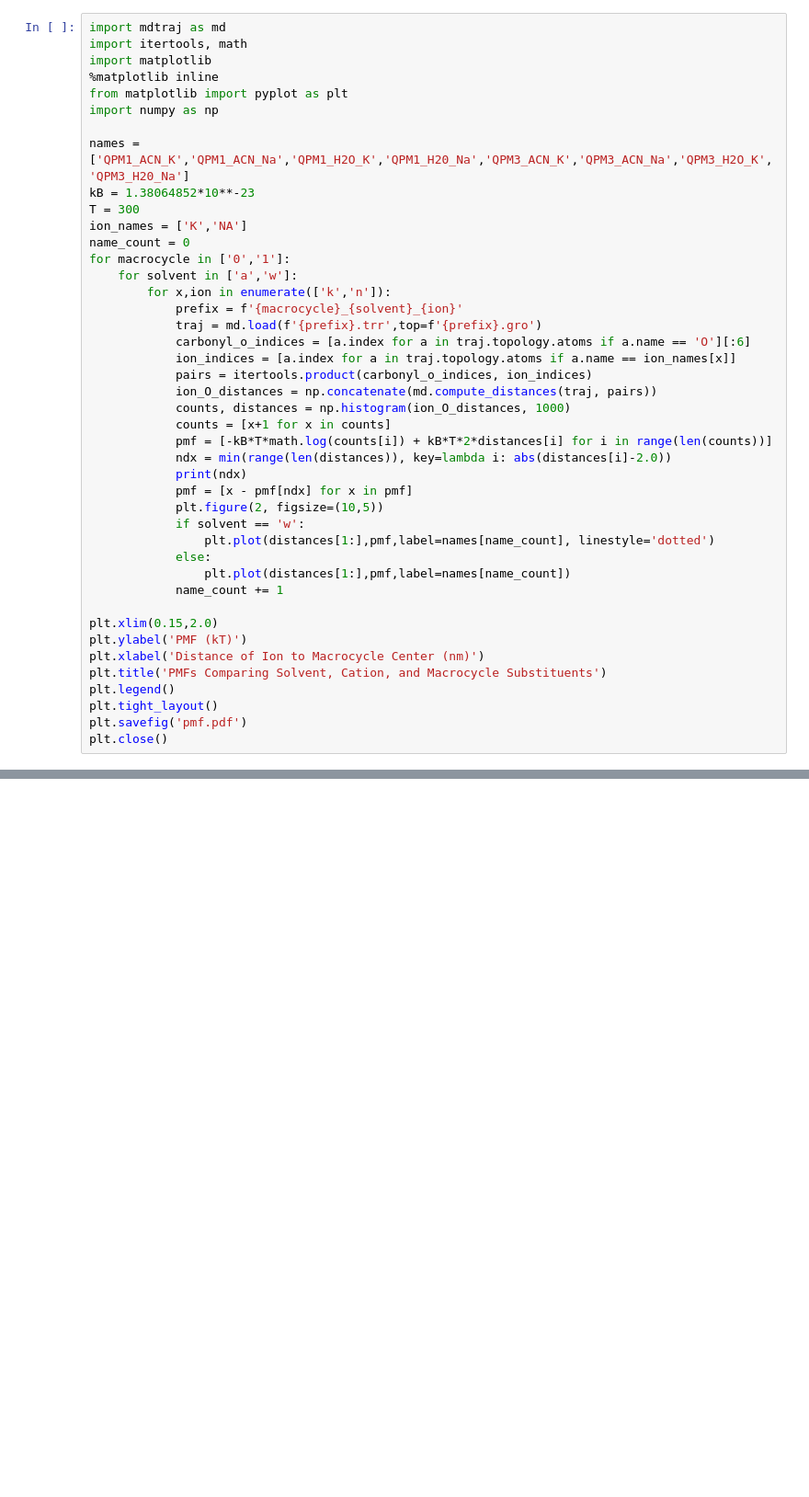
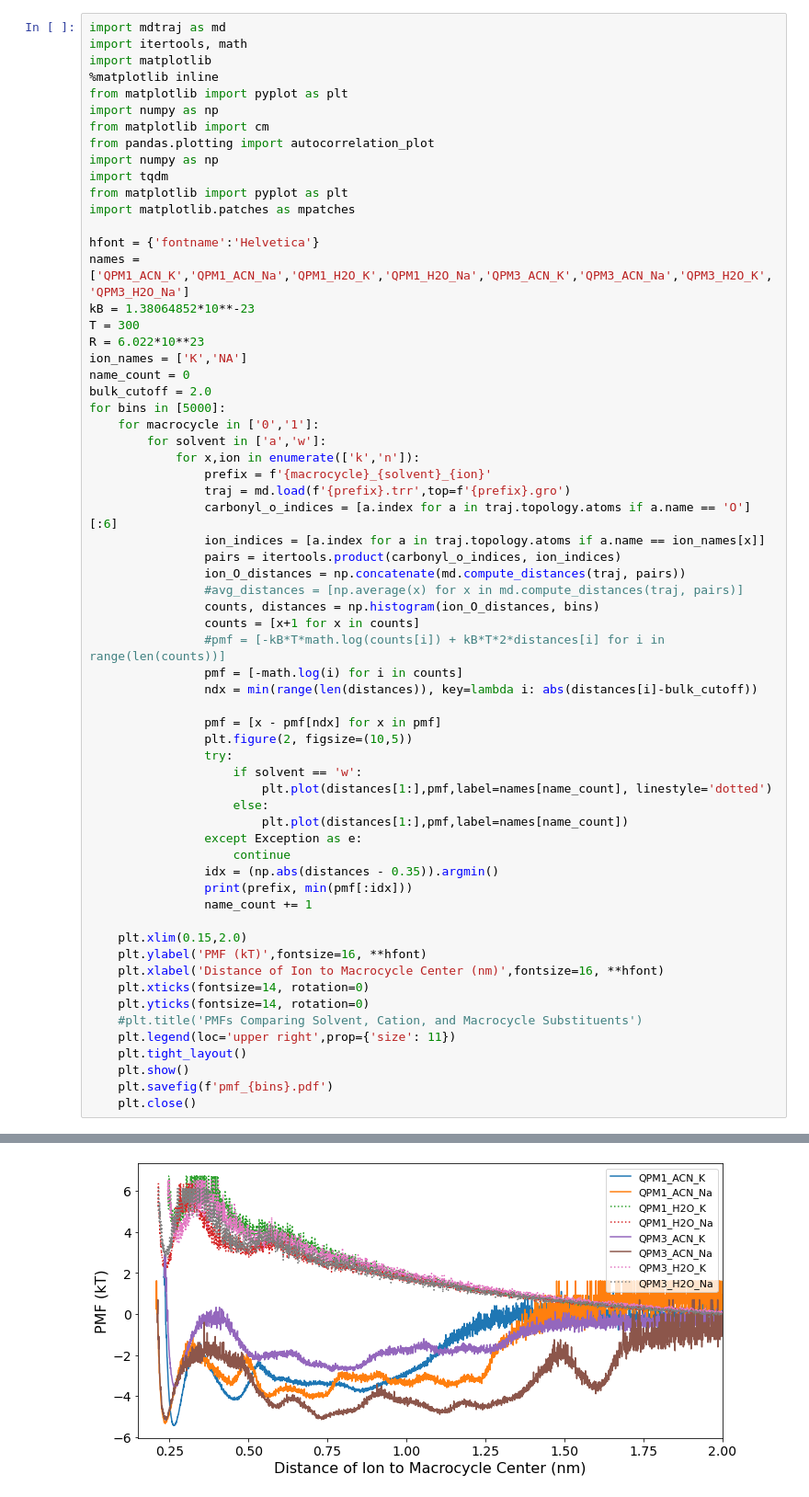
Before and after one commit to yabmtm/macrocycles, a Jupyter notebook: PMFs/notebook.ipynb, the cells around one changed output, grey strips where cells are left out. Shown at 92% size. Drawn from its saved outputs; the diff is of its cells as text; blank space fills up the shorter version.

```diff
--- a/PMFs/notebook.ipynb
+++ b/PMFs/notebook.ipynb
@@ -5,40 +11,60 @@ import matplotlib
 %matplotlib inline
 from matplotlib import pyplot as plt
 import numpy as np
+from matplotlib import cm
+from pandas.plotting import autocorrelation_plot
+import numpy as np
+import tqdm
+from matplotlib import pyplot as plt
+import matplotlib.patches as mpatches
 
-names = ['QPM1_ACN_K','QPM1_ACN_Na','QPM1_H2O_K','QPM1_H20_Na','QPM3_ACN_K','QPM3_ACN_Na','QPM3_H2O_K','QPM3_H20_Na']
+hfont = {'fontname':'Helvetica'}
+names = ['QPM1_ACN_K','QPM1_ACN_Na','QPM1_H2O_K','QPM1_H2O_Na','QPM3_ACN_K','QPM3_ACN_Na','QPM3_H2O_K','QPM3_H2O_Na']
 kB = 1.38064852*10**-23
 T = 300
+R = 6.022*10**23
 ion_names = ['K','NA']
 name_count = 0
-for macrocycle in ['0','1']:
-    for solvent in ['a','w']:
-        for x,ion in enumerate(['k','n']):
-            prefix = f'{macrocycle}_{solvent}_{ion}'
-            traj = md.load(f'{prefix}.trr',top=f'{prefix}.gro')
-            carbonyl_o_indices = [a.index for a in traj.topology.atoms if a.name == 'O'][:6]
-            ion_indices = [a.index for a in traj.topology.atoms if a.name == ion_names[x]]
-            pairs = itertools.product(carbonyl_o_indices, ion_indices)
-            ion_O_distances = np.concatenate(md.compute_distances(traj, pairs))
-            counts, distances = np.histogram(ion_O_distances, 1000)
-            counts = [x+1 for x in counts]
-            pmf = [-kB*T*math.log(counts[i]) + kB*T*2*distances[i] for i in range(len(counts))]
-            ndx = min(range(len(distances)), key=lambda i: abs(distances[i]-2.0))
-            print(ndx)
-            pmf = [x - pmf[ndx] for x in pmf]
-            plt.figure(2, figsize=(10,5))
-            if solvent == 'w':
-                plt.plot(distances[1:],pmf,label=names[name_count], linestyle='dotted')
-            else:
-                plt.plot(distances[1:],pmf,label=names[name_count])
-            name_count += 1
+bulk_cutoff = 2.0
+for bins in [5000]:
+    for macrocycle in ['0','1']:
+        for solvent in ['a','w']:
+            for x,ion in enumerate(['k','n']):
+                prefix = f'{macrocycle}_{solvent}_{ion}'
+                traj = md.load(f'{prefix}.trr',top=f'{prefix}.gro')
+                carbonyl_o_indices = [a.index for a in traj.topology.atoms if a.name == 'O'][:6]
+                ion_indices = [a.index for a in traj.topology.atoms if a.name == ion_names[x]]
+                pairs = itertools.product(carbonyl_o_indices, ion_indices)
+                ion_O_distances = np.concatenate(md.compute_distances(traj, pairs))
+                #avg_distances = [np.average(x) for x in md.compute_distances(traj, pairs)]
+                counts, distances = np.histogram(ion_O_distances, bins)
+                counts = [x+1 for x in counts]
+                #pmf = [-kB*T*math.log(counts[i]) + kB*T*2*distances[i] for i in range(len(counts))]
+                pmf = [-math.log(i) for i in counts]
+                ndx = min(range(len(distances)), key=lambda i: abs(distances[i]-bulk_cutoff))
 
-plt.xlim(0.15,2.0)
-plt.ylabel('PMF (kT)')
-plt.xlabel('Distance of Ion to Macrocycle Center (nm)')
-plt.title('PMFs Comparing Solvent, Cation, and Macrocycle Substituents')
-plt.legend()
-plt.tight_layout()
-plt.savefig('pmf.pdf')
-plt.close()
+                pmf = [x - pmf[ndx] for x in pmf]
+                plt.figure(2, figsize=(10,5))
+                try:
+                    if solvent == 'w':
+                        plt.plot(distances[1:],pmf,label=names[name_count], linestyle='dotted')
+                    else:
+                        plt.plot(distances[1:],pmf,label=names[name_count])
+                except Exception as e:
+                    continue
+                idx = (np.abs(distances - 0.35)).argmin()
+                print(prefix, min(pmf[:idx]))
+                name_count += 1
+
+    plt.xlim(0.15,2.0)
+    plt.ylabel('PMF (kT)',fontsize=16, **hfont)
+    plt.xlabel('Distance of Ion to Macrocycle Center (nm)',fontsize=16, **hfont)
+    plt.xticks(fontsize=14, rotation=0)
+    plt.yticks(fontsize=14, rotation=0)
+    #plt.title('PMFs Comparing Solvent, Cation, and Macrocycle Substituents')
+    plt.legend(loc='upper right',prop={'size': 11})
+    plt.tight_layout()
+    plt.show()
+    plt.savefig(f'pmf_{bins}.pdf')
+    plt.close()
 # %% [output]
@@ -52,0 +79 @@ plt.close()
+[figure, added]
```
Also changed, not shown: parts of 4 cells of this notebook.
